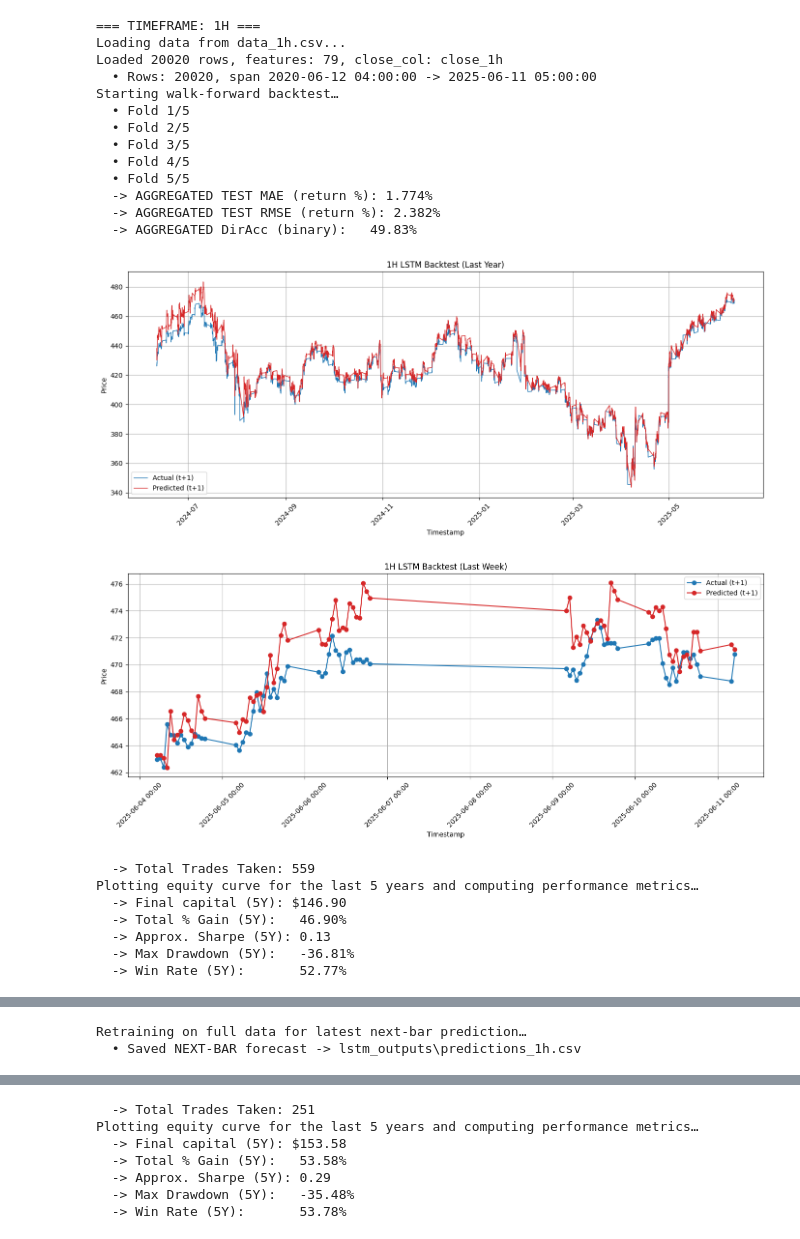
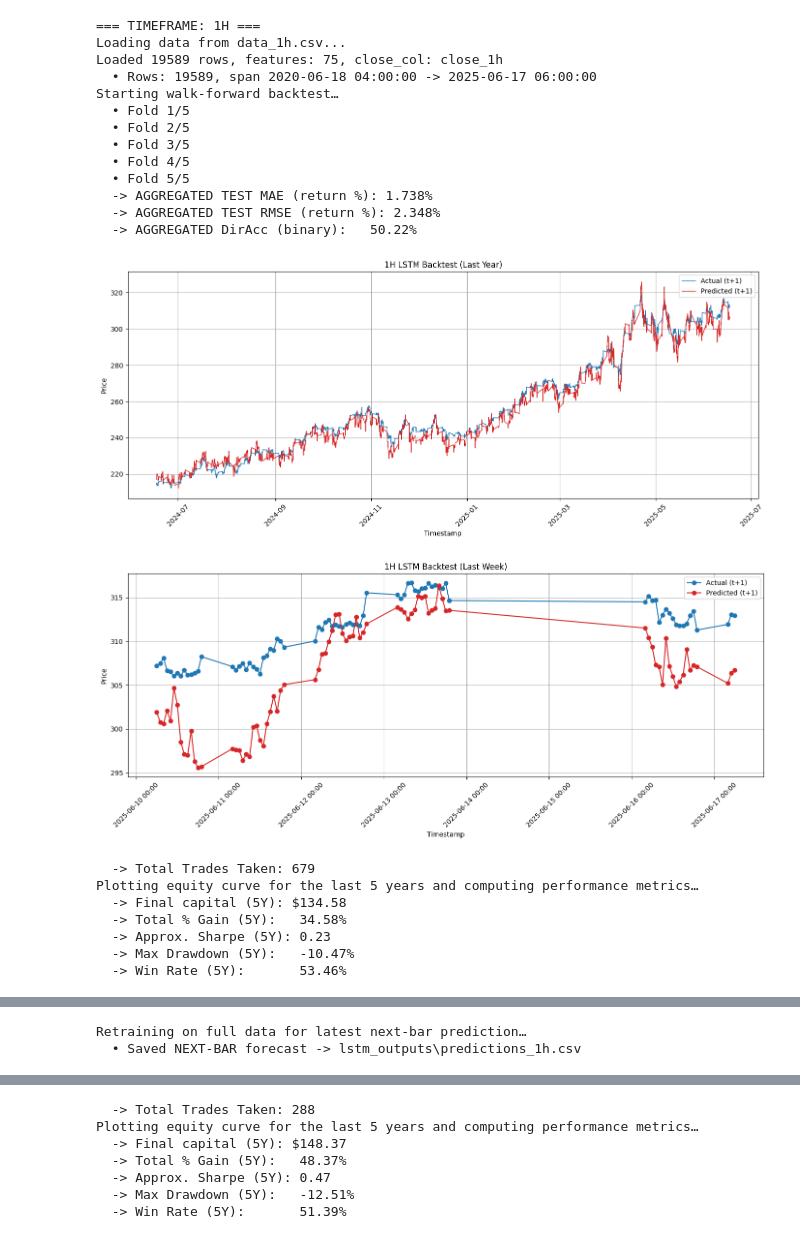
Before and after one commit to Opfin-AI/ML_Program, a Jupyter notebook: prediction.ipynb, the cells around one changed output, grey strips where cells are left out. Cells and saved outputs as stored; diff of their text form; code cells hidden in the pictures.

```diff
--- a/prediction.ipynb
+++ b/prediction.ipynb
@@ -11,8 +11,8 @@ from pytrends.exceptions import TooManyRequestsError
 from dateutil.relativedelta import relativedelta
 
 # Configurable variables
-asset = 'MSFT'
-company_name = 'Microsoft'
+asset = 'GLD'
+company_name = 'Gold'
 FETCH_GOOGLE_TRENDS = False  # Set to False to skip Google Trends pulling
 custom_start_date = None
 API_KEY = "8GPqXzjJbrN4AC5exf4RLw2d8E1uH2GD"
@@ -925,6 +942,9 @@ for tf in active_timeframes:
     wf_wins     = 0
     wf_capital  = 100.0
     wf_position = 0.0
+    # — profit / stop-loss settings —
+    profit_target = 1.00    # close when +15% P&L
+    stop_loss     = -1.00   # close when −5% P&L
 
     # for aggregated metrics & plots
     all_preds_reg, all_preds_bin = [], []
@@ -961,26 +981,44 @@ for tf in active_timeframes:
 
         # simulate trades
         for i, idx in enumerate(idx_te):
-            price = close_prices[idx]
+            price  = close_prices[idx]
             next_p = close_prices[idx+1] if idx+1 < len(close_prices) else price
             pred_p = price * (1 + ypr[i])
 
+            # — ENTRY —
             if wf_position == 0 and pred_p > price:
                 wf_position = wf_capital / price
                 entry_price = price
-                wf_capital = 0.0
-                wf_trades += 1
-            elif wf_position > 0 and pred_p < price:
-                if next_p > entry_price:
-                    wf_wins += 1
-                wf_capital = wf_position * next_p
-                wf_position = 0.0
+                wf_capital  = 0.0
+                wf_trades  += 1
 
+            # — EXIT —
+            elif wf_position > 0:
+                # current P&L since entry
+                pnl = (price - entry_price) / entry_price
+
+                # 1) profit-target or stop-loss hit?
+                if pnl >= profit_target or pnl <= stop_loss:
+                    if pnl > 0:
+                        wf_wins += 1
+                    # exit at current price
+                    wf_capital  = wf_position * price
+                    wf_position = 0.0
+
+                # 2) otherwise, your original pred-based exit
+                elif pred_p < price:
+                    if next_p > entry_price:
+                        wf_wins += 1
+                    wf_capital  = wf_position * next_p
+                    wf_position = 0.0
+
+            # record equity
             equity = wf_capital if wf_position == 0 else wf_position * next_p
             wf_equity.append({
                 'timestamp': pd.Timestamp(ts_te[i]) + freq_steps[tf],
                 'equity': equity
             })
+
 
     # flatten arrays
     all_preds_reg = np.concatenate(all_preds_reg)
@@ -1080,44 +1118,44 @@ for tf in active_timeframes:
     pr = float(pr.numpy().flatten()[0])
     pd_bin = int((pd_bin.numpy().flatten()[0] > 0.5).astype(int))
 
     last_close = raw_df[close_col].iloc[-1]
     next_ts = raw_df.index[-1] + freq_steps[tf]
     pred_price = last_close * (1 + pr)
 
     outfile = os.path.join(output_dir, f"predictions_{tf}.csv")
     pd.DataFrame([{ 'timestamp': next_ts,
                     'predicted_price': pred_price,
                     'predicted_direction': pd_bin
     }]).to_csv(outfile, index=False)
     print(f"  • Saved NEXT-BAR forecast -> {outfile}")
 
     plt.figure(figsize=(6,4))
     plt.plot([raw_df.index[-1], next_ts], [last_close, pred_price], marker='o', color='C2')
     plt.title(f"{tf.upper()} Next-Bar Price Prediction")
     plt.xlabel("Timestamp"); plt.ylabel("Price")
     plt.grid(True); plt.tight_layout(); plt.show()
 
 print("\nAll timeframes completed.")
 # %% [output]
 === TIMEFRAME: 1H ===
 Loading data from data_1h.csv...
-Loaded 20020 rows, features: 79, close_col: close_1h
-  • Rows: 20020, span 2020-06-12 04:00:00 -> 2025-06-11 05:00:00
+Loaded 19589 rows, features: 75, close_col: close_1h
+  • Rows: 19589, span 2020-06-18 04:00:00 -> 2025-06-17 06:00:00
 Starting walk-forward backtest…
   • Fold 1/5
   • Fold 2/5
   • Fold 3/5
   • Fold 4/5
   • Fold 5/5
-  -> AGGREGATED TEST MAE (return %): 1.774%
-  -> AGGREGATED TEST RMSE (return %): 2.382%
-  -> AGGREGATED DirAcc (binary):   49.83%
+  -> AGGREGATED TEST MAE (return %): 1.738%
+  -> AGGREGATED TEST RMSE (return %): 2.348%
+  -> AGGREGATED DirAcc (binary):   50.22%
-[figure, old version]
+[figure, new version]
-[figure, old version]
+[figure, new version]
-  -> Total Trades Taken: 559
+  -> Total Trades Taken: 679
 Plotting equity curve for the last 5 years and computing performance metrics…
-  -> Final capital (5Y): $146.90
-  -> Total % Gain (5Y):   46.90%
-  -> Approx. Sharpe (5Y): 0.13
-  -> Max Drawdown (5Y):   -36.81%
-  -> Win Rate (5Y):       52.77%
+  -> Final capital (5Y): $134.58
+  -> Total % Gain (5Y):   34.58%
+  -> Approx. Sharpe (5Y): 0.23
+  -> Max Drawdown (5Y):   -10.47%
+  -> Win Rate (5Y):       53.46%
@@ -1143,7 +1181,7 @@ Starting walk-forward backtest…
-  -> Total Trades Taken: 251
+  -> Total Trades Taken: 288
 Plotting equity curve for the last 5 years and computing performance metrics…
-  -> Final capital (5Y): $153.58
-  -> Total % Gain (5Y):   53.58%
-  -> Approx. Sharpe (5Y): 0.29
-  -> Max Drawdown (5Y):   -35.48%
-  -> Win Rate (5Y):       53.78%
+  -> Final capital (5Y): $148.37
+  -> Total % Gain (5Y):   48.37%
+  -> Approx. Sharpe (5Y): 0.47
+  -> Max Drawdown (5Y):   -12.51%
+  -> Win Rate (5Y):       51.39%
```
Also changed, not shown: parts of 4 cells of this notebook.
